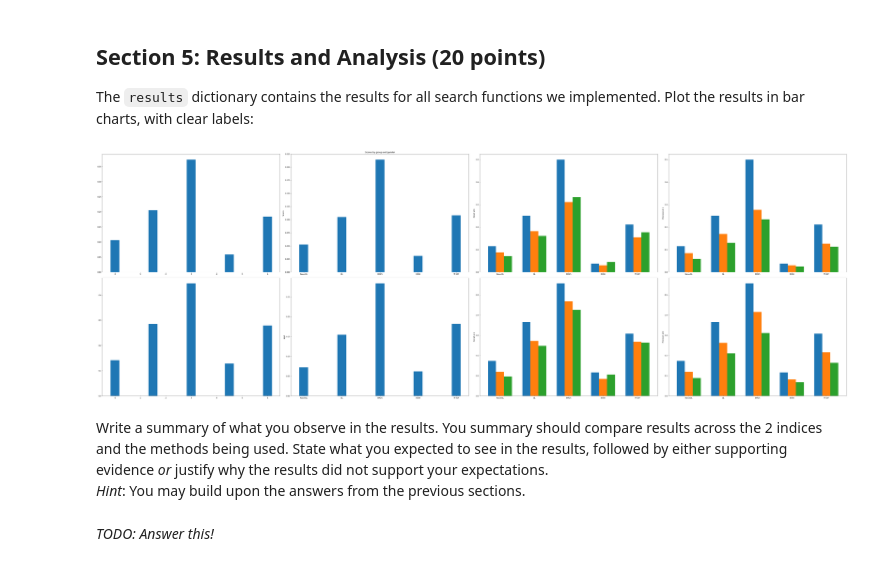
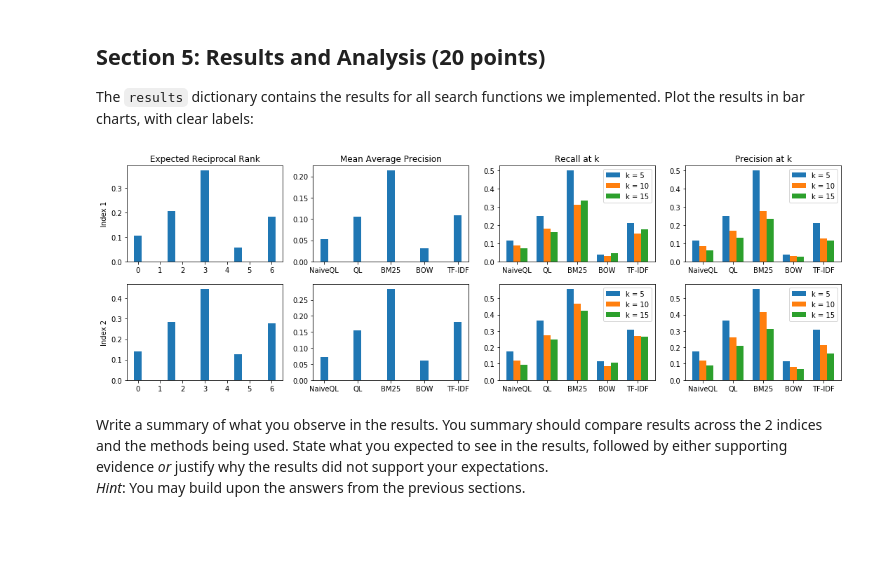
Before and after one commit to ChristophHoenes/information-retrieval-1, a Jupyter notebook: assignment1/chrisBook_12861944.ipynb, the cells around one changed output. Cells and saved outputs as stored; diff of their text form; code cells hidden in the pictures; blank space fills up the shorter version.

Commit message:
made plots nicer and added some theoretical questions

```diff
--- a/assignment1/chrisBook_12861944.ipynb
+++ b/assignment1/chrisBook_12861944.ipynb
@@ -1165,55 +1165,50 @@ The `results` dictionary contains the results for all search functions we implem
 search_fns = [name for name, _ in list_of_search_fns]
 metrics = [name for name, _ in list_of_metrics]
 x = np.arange(len(list_of_search_fns))*1.5  # the label locations
 width = 0.35  # the width of the bars
 one_bar_plots = metrics[0:2]#['ERR', 'MAP']
 three_bar_plots =  ['Recall at k', 'Precision at k']
-#three_bar_metrics = [['Recall@1', 'Recall@5', 'Recall@10'],
-#                     ['Precision@1', 'Precision@5', 'Precision@10']]
-three_bar_metrics = [metrics[2:5], metrics[5:]]
+three_bar_metrics = [metrics[2:5],#[['Recall@1', 'Recall@5', 'Recall@10'],
+                     metrics[5:]]#['Precision@1', 'Precision@5', 'Precision@10']]
 shift_bar = [-width, 0, width]
 
 fig, ax = plt.subplots(len(index_sets), len(one_bar_plots)+len(three_bar_plots))
-fig.set_figheight(20)
-fig.set_figwidth(60)
+fig.set_figheight(5)
+fig.set_figwidth(15)
 
 for row, index_set in enumerate(index_sets):
     row_results = results[index_set]
     for col, metric in enumerate(one_bar_plots):
         values = [row_results[s][metric] for s in search_fns]
         ax[row, col].bar(x, values, width)
-    ax[row, col].set_ylabel(metric)
+    #ax[row, col].set_ylabel(metric)
     ax[row, col].set_xticks(x)
     ax[row, col].set_xticklabels(search_fns)
 
     offset = len(one_bar_plots)
     for col, metric in enumerate(three_bar_plots):
         for bar_num, bar_metric in enumerate(three_bar_metrics[col]):
             values = [row_results[s][bar_metric] for s in search_fns]
-            ax[row, offset+col].bar(x + shift_bar[bar_num], values, width)
-        ax[row, offset+col].set_ylabel(metric)
+            ax[row, offset+col].bar(x + shift_bar[bar_num], values, width, label='k = {}'.format((bar_num+1)*5))
+        #ax[row, offset+col].set_ylabel(metric)
         ax[row, offset+col].set_xticks(x)
         ax[row, offset+col].set_xticklabels(search_fns)
-    #for col, plot in enumerate(metric_plots):
-    #    for bar in range(num_bars[col]):
-    #        values = [v in row_results]
-    #        ax[row, col].bar(x - width/num_bars[col], row_results[], width, label='Men')
+        ax[row, offset+col].legend()
 
-# Add some text for labels, title and custom x-axis tick labels, etc.
-ax[0,1].set_ylabel('Scores')
-ax[0,1].set_title('Scores by group and gender')
-ax[0,1].set_xticks(x)
-ax[0,1].set_xticklabels(labels)
-ax[0,1].legend()
+ax[0,0].set_ylabel('Index 1')
+ax[1,0].set_ylabel('Index 2')
+ax[0,0].set_title('Expected Reciprocal Rank')
+ax[0,1].set_title('Mean Average Precision')
+ax[0,2].set_title('Recall at k')
+ax[0,3].set_title('Precision at k')
+
 
 fig.tight_layout()
 
 plt.show()
 # %% [output]
-[figure, old version]
+[figure, new version]
 # %% [markdown]
 Write a summary of what you observe in the results.
 You summary should compare results across the 2 indices and the methods being used. State what you expected to see in the results, followed by either supporting evidence *or* justify why the results did not support your expectations.
 *Hint*: You may build upon the answers from the previous sections.
-# %% [markdown]
-*TODO: Answer this!*
```
Also changed, not shown: parts of 2 cells of this notebook.
